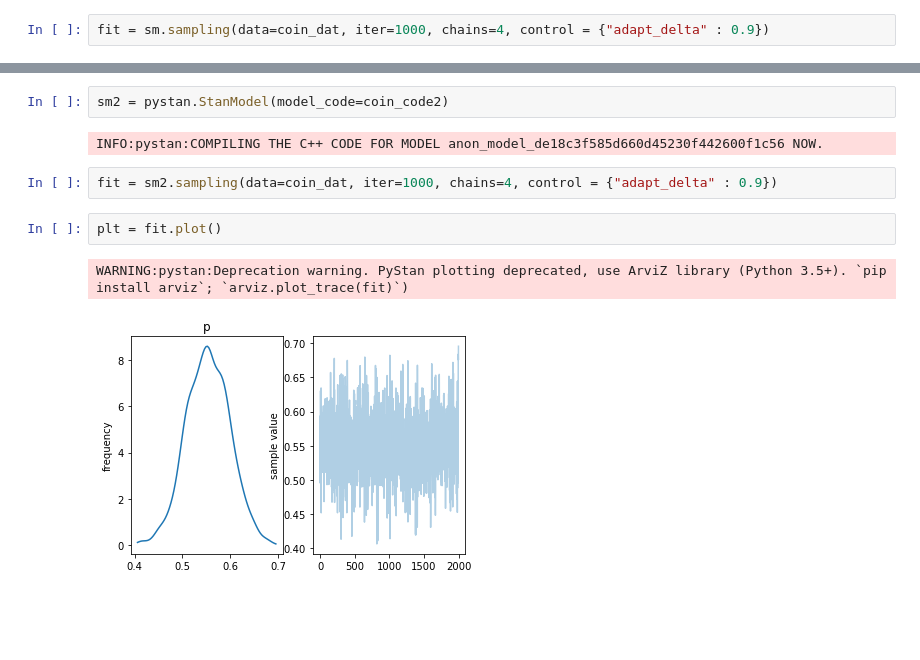
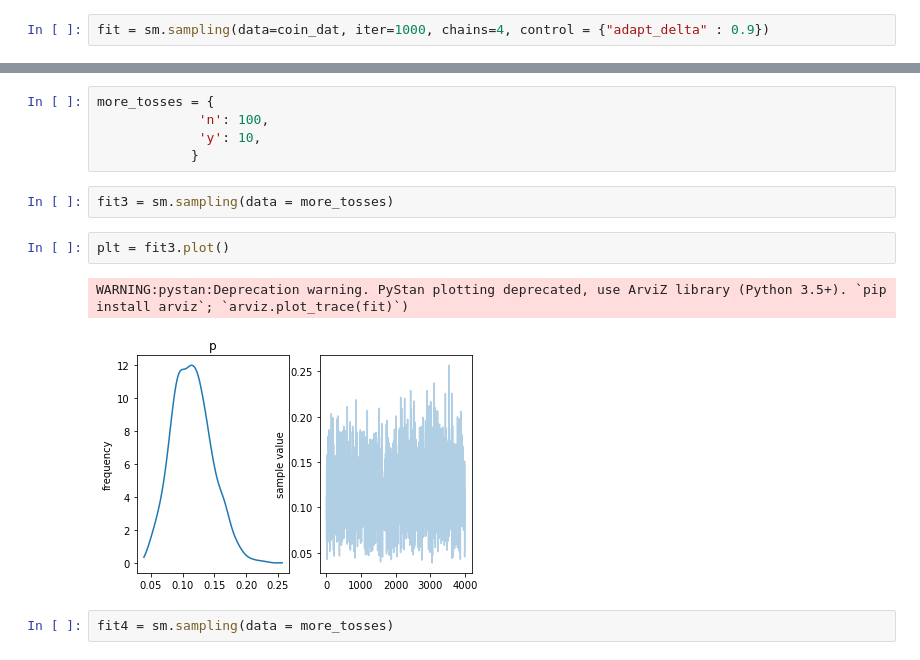
Before and after one commit to tomerdo/probabilistic-programming, a Jupyter notebook: coin-toss.ipynb, the cells around one changed output, grey strips where cells are left out. Drawn from its saved outputs; the diff is of its cells as text; blank space fills up the shorter version.

```diff
--- a/coin-toss.ipynb
+++ b/coin-toss.ipynb
@@ -56,11 +39,14 @@ generated quantities {}
-# %%
-sm2 = pystan.StanModel(model_code=coin_code2)
-# %% [output]
-INFO:pystan:COMPILING THE C++ CODE FOR MODEL anon_model_de18c3f585d660d45230f442600f1c56 NOW.
-# %%
-fit = sm2.sampling(data=coin_dat, iter=1000, chains=4, control = {"adapt_delta" : 0.9})
+# %%
+more_tosses = {
+             'n': 100,
+             'y': 10,
+            }
+# %%
+fit3 = sm.sampling(data = more_tosses)
 # %%
-plt = fit.plot()
+plt = fit3.plot()
 # %% [output]
 WARNING:pystan:Deprecation warning. PyStan plotting deprecated, use ArviZ library (Python 3.5+). `pip install arviz`; `arviz.plot_trace(fit)`)
-[figure, old version]
+[figure, new version]
+# %%
+fit4 = sm.sampling(data = more_tosses)
```
Also changed, not shown: parts of 3 cells of this notebook, 1 other file.
